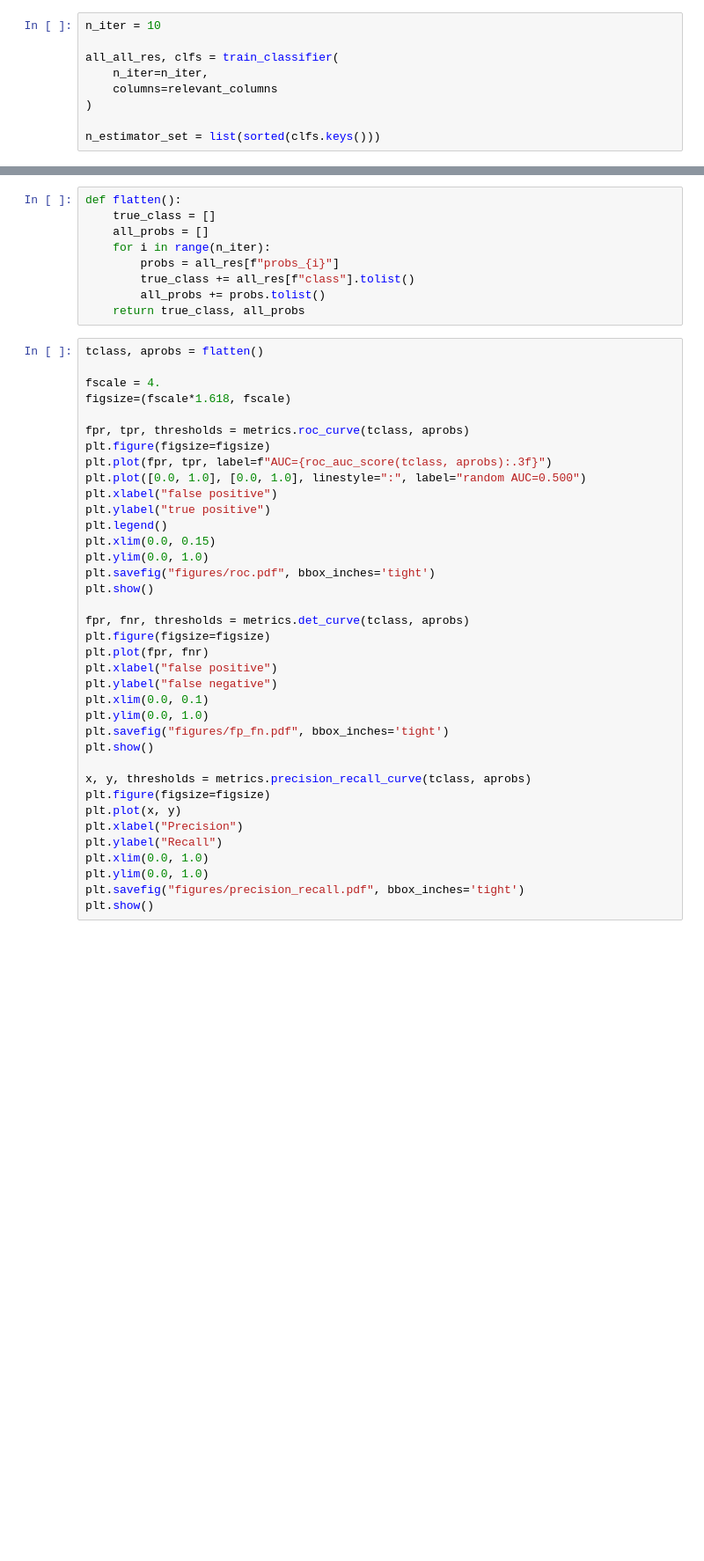
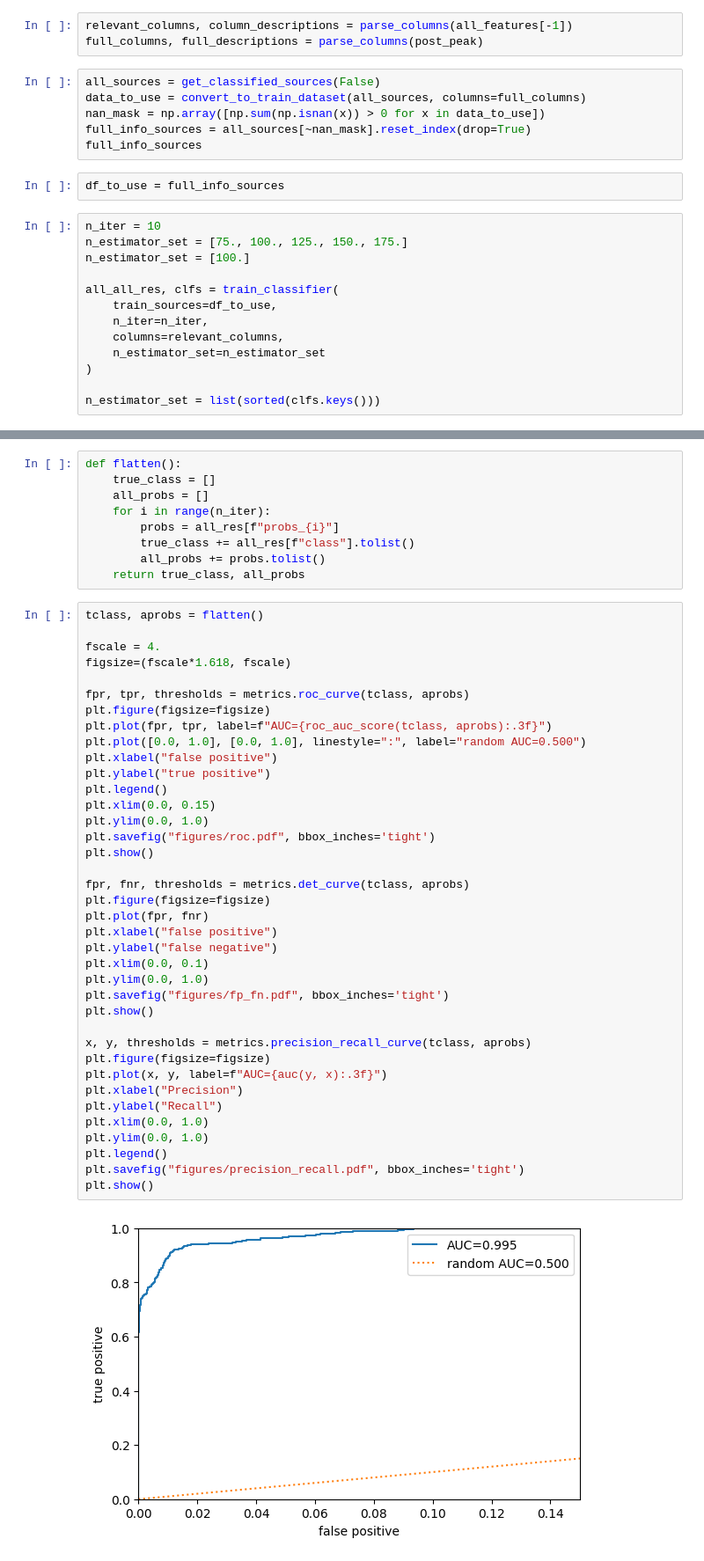
Before and after one commit to robertdstein/tdescore, a Jupyter notebook: notebooks/train_tdescore.ipynb, the cells around one changed output, grey strips where cells are left out. Shown: that part at 88% size. Saved outputs shown, nothing was run; the diff lists cells and outputs as text; blank space fills up the shorter version.

```diff
--- a/notebooks/train_tdescore.ipynb
+++ b/notebooks/train_tdescore.ipynb
@@ -16,9 +24,24 @@ logging.getLogger("tdescore").setLevel("INFO")
+# %%
+relevant_columns, column_descriptions = parse_columns(all_features[-1])
+full_columns, full_descriptions = parse_columns(post_peak)
+# %%
+all_sources = get_classified_sources(False)
+data_to_use = convert_to_train_dataset(all_sources, columns=full_columns)
+nan_mask = np.array([np.sum(np.isnan(x)) > 0 for x in data_to_use])
+full_info_sources = all_sources[~nan_mask].reset_index(drop=True)
+full_info_sources
+# %%
+df_to_use = full_info_sources
 # %%
 n_iter = 10
+n_estimator_set = [75., 100., 125., 150., 175.]
+n_estimator_set = [100.]
 
 all_all_res, clfs = train_classifier(
+    train_sources=df_to_use,
     n_iter=n_iter,
-    columns=relevant_columns
+    columns=relevant_columns,
+    n_estimator_set=n_estimator_set
 )
 
 n_estimator_set = list(sorted(clfs.keys()))
@@ -65,31 +104,34 @@ figsize=(fscale*1.618, fscale)
 fpr, tpr, thresholds = metrics.roc_curve(tclass, aprobs)
 plt.figure(figsize=figsize)
 plt.plot(fpr, tpr, label=f"AUC={roc_auc_score(tclass, aprobs):.3f}")
 plt.plot([0.0, 1.0], [0.0, 1.0], linestyle=":", label="random AUC=0.500")
 plt.xlabel("false positive")
 plt.ylabel("true positive")
 plt.legend()
 plt.xlim(0.0, 0.15)
 plt.ylim(0.0, 1.0)
 plt.savefig("figures/roc.pdf", bbox_inches='tight')
 plt.show()
 
 fpr, fnr, thresholds = metrics.det_curve(tclass, aprobs)
 plt.figure(figsize=figsize)
 plt.plot(fpr, fnr)
 plt.xlabel("false positive")
 plt.ylabel("false negative")
 plt.xlim(0.0, 0.1)
 plt.ylim(0.0, 1.0)
 plt.savefig("figures/fp_fn.pdf", bbox_inches='tight')
 plt.show()
 
 x, y, thresholds = metrics.precision_recall_curve(tclass, aprobs)
 plt.figure(figsize=figsize)
-plt.plot(x, y)
+plt.plot(x, y, label=f"AUC={auc(y, x):.3f}")
 plt.xlabel("Precision")
 plt.ylabel("Recall")
 plt.xlim(0.0, 1.0)
 plt.ylim(0.0, 1.0)
+plt.legend()
 plt.savefig("figures/precision_recall.pdf", bbox_inches='tight')
 plt.show()
+# %% [output]
+[figure, added]
```
Also changed, not shown: parts of 18 cells of this notebook, 3 other files.
